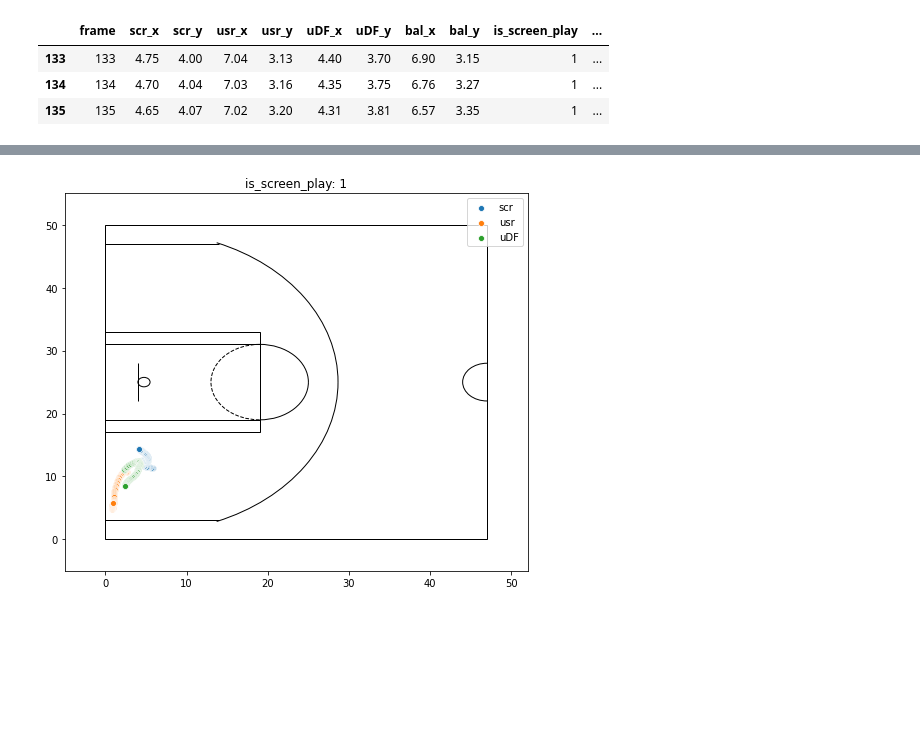
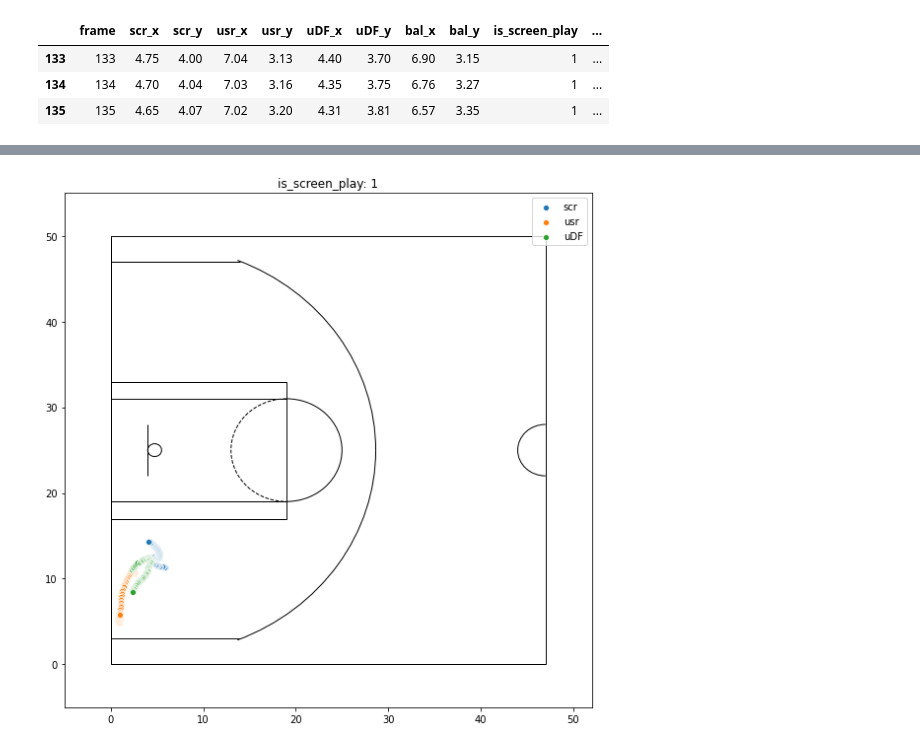
Before and after one commit to takaiyuk/codalab-bbc2020, a Jupyter notebook: notebooks/data.ipynb, the cells around one changed output, grey strips where cells are left out. Saved outputs shown, nothing was run; the diff lists cells and outputs as text; code cells hidden in the pictures; blank space fills up the shorter version.

```diff
--- a/notebooks/data.ipynb
+++ b/notebooks/data.ipynb
@@ -125,22 +125,22 @@ plt.show()
 # %%
 file_number = "0002"
 train_tmp = train[train["filename"] == file_number]
 
-plt.figure(figsize=(7, 6))
+plt.figure(figsize=(8, 8))
 sns.scatterplot(train_tmp["scr_x"], train_tmp["scr_y"], label="scr")
 sns.scatterplot(train_tmp["usr_x"], train_tmp["usr_y"], label="usr")
 sns.scatterplot(train_tmp["uDF_x"], train_tmp["uDF_y"], label="uDF")
 DrawNBACourt().plot()
 plt.xlim(0 - 5, x_length + 5)
 plt.ylim(0 - 5, y_length + 5)
 plt.xlabel("")
 plt.ylabel("")
 plt.title(f'is_screen_play: {train_tmp["is_screen_play"].iloc[0]}')
 plt.legend()
 plt.tight_layout()
 plt.show()
 # %% [output]
-[figure, old version]
+[figure, new version]
 # %%
 file_number = "0400"
 train_tmp = train[train["filename"] == file_number]
```
Also changed, not shown: parts of 4 cells of this notebook.
